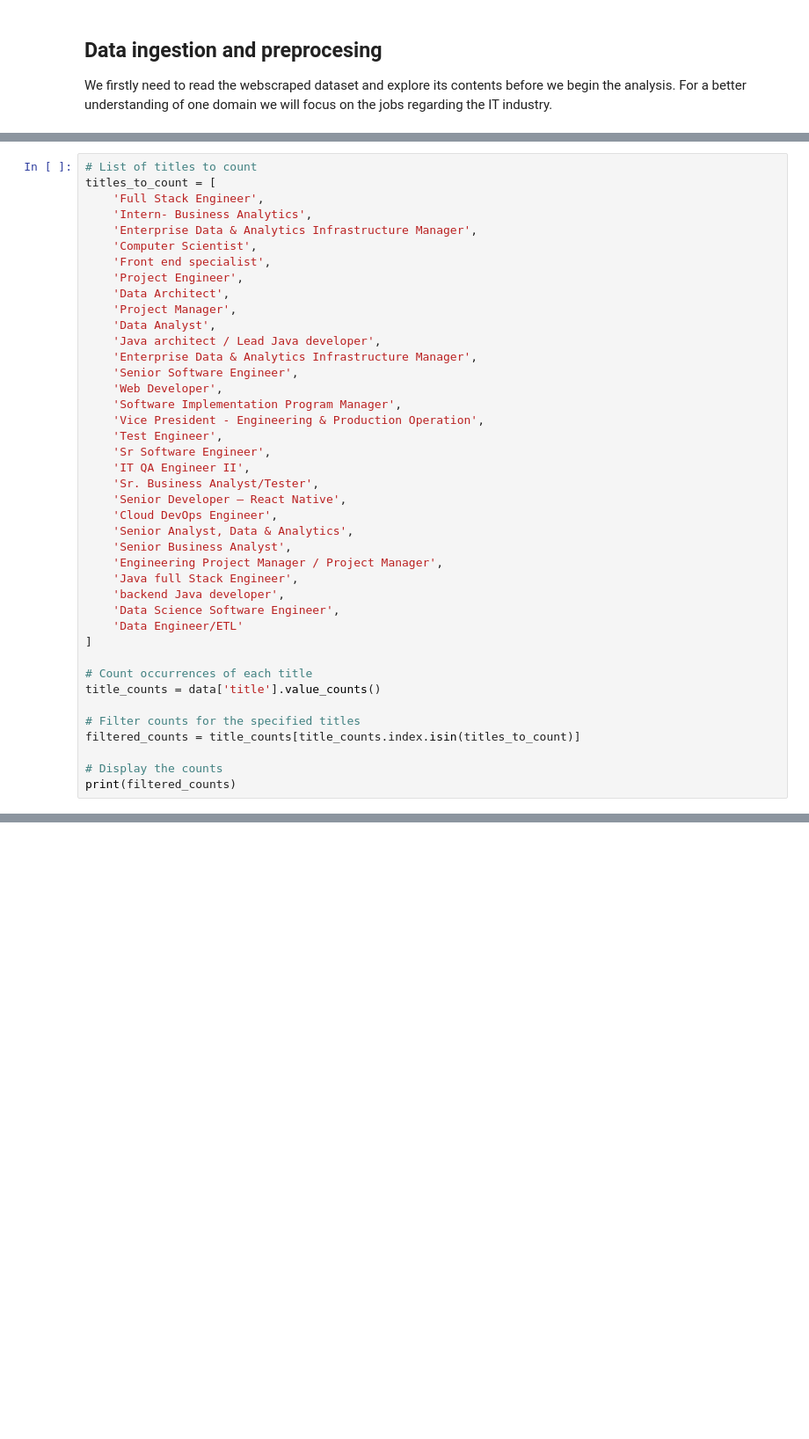
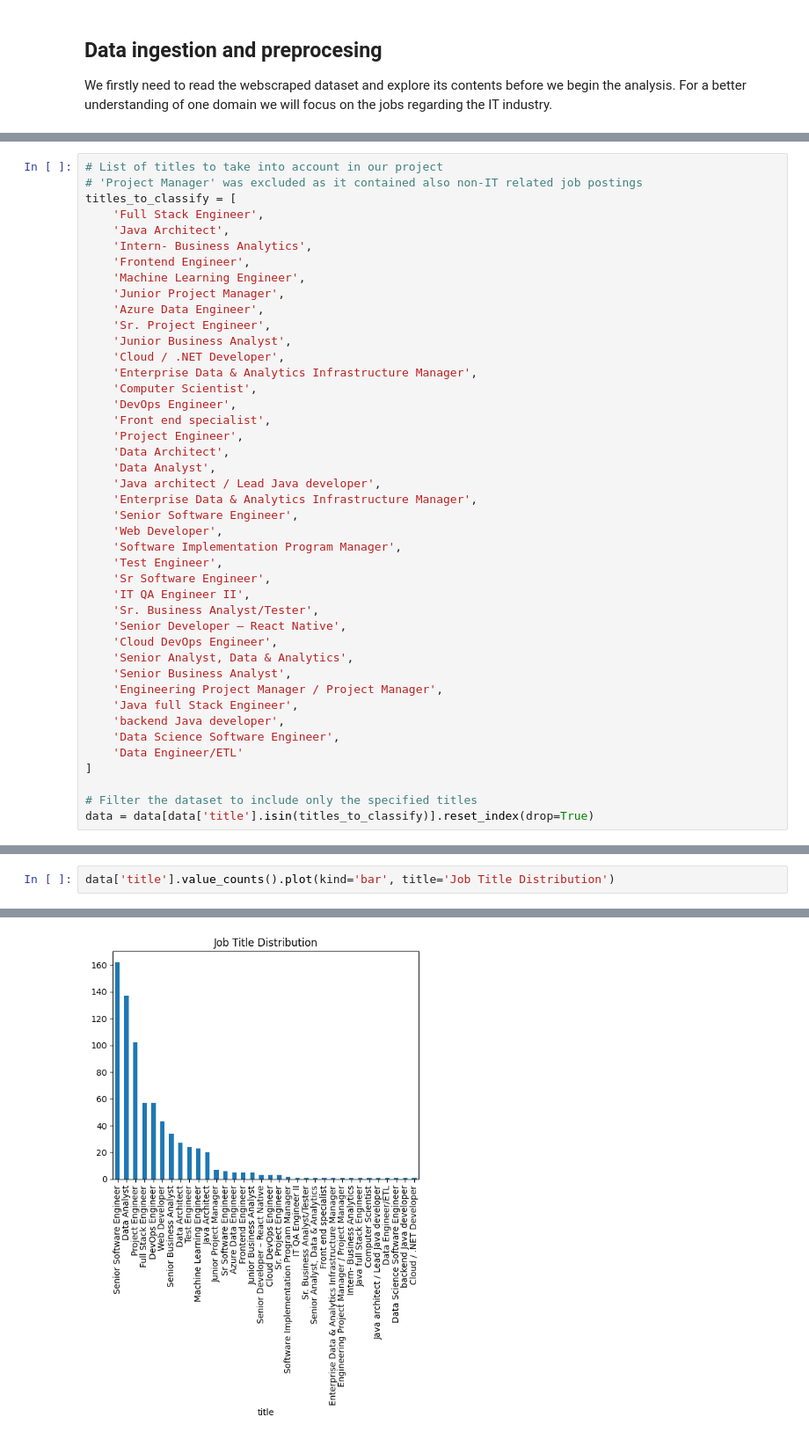
Before and after one commit to juliabarsow/NLP_Job_Postings, a Jupyter notebook: skill_extraction_clustering.ipynb, the cells around one changed output, grey strips where cells are left out. Shown: that part at 88% size. Drawn from its saved outputs; the diff is of its cells as text; blank space fills up the shorter version.

```diff
--- a/skill_extraction_clustering.ipynb
+++ b/skill_extraction_clustering.ipynb
@@ -49,21 +29,29 @@ list(data['title'].unique())
 # %%
-# List of titles to count
-titles_to_count = [
+# List of titles to take into account in our project
+# 'Project Manager' was excluded as it contained also non-IT related job postings
+titles_to_classify = [
     'Full Stack Engineer',
+    'Java Architect',
     'Intern- Business Analytics',
+    'Frontend Engineer',
+    'Machine Learning Engineer',
+    'Junior Project Manager',
+    'Azure Data Engineer',
+    'Sr. Project Engineer',
+    'Junior Business Analyst',
+    'Cloud / .NET Developer',
     'Enterprise Data & Analytics Infrastructure Manager',
     'Computer Scientist',
+    'DevOps Engineer',
     'Front end specialist',
     'Project Engineer',
     'Data Architect',
-    'Project Manager',
     'Data Analyst',
     'Java architect / Lead Java developer',
     'Enterprise Data & Analytics Infrastructure Manager',
     'Senior Software Engineer',
     'Web Developer',
     'Software Implementation Program Manager',
-    'Vice President - Engineering & Production Operation',
     'Test Engineer',
     'Sr Software Engineer',
     'IT QA Engineer II',
@@ -79,11 +67,5 @@ titles_to_count = [
     'Data Engineer/ETL'
 ]
 
-# Count occurrences of each title
-title_counts = data['title'].value_counts()
-
-# Filter counts for the specified titles
-filtered_counts = title_counts[title_counts.index.isin(titles_to_count)]
-
-# Display the counts
-print(filtered_counts)
+# Filter the dataset to include only the specified titles
+data = data[data['title'].isin(titles_to_classify)].reset_index(drop=True)
@@ -162,0 +72,3 @@ As we can see, there's a significant amount of missing data, however we will dro
+# %%
+data['title'].value_counts().plot(kind='bar', title='Job Title Distribution')
+# %% [output]
@@ -162,0 +76 @@ As we can see, there's a significant amount of missing data, however we will dro
+[figure, added]
```
Also changed, not shown: parts of 25 cells of this notebook, 1 other file.
